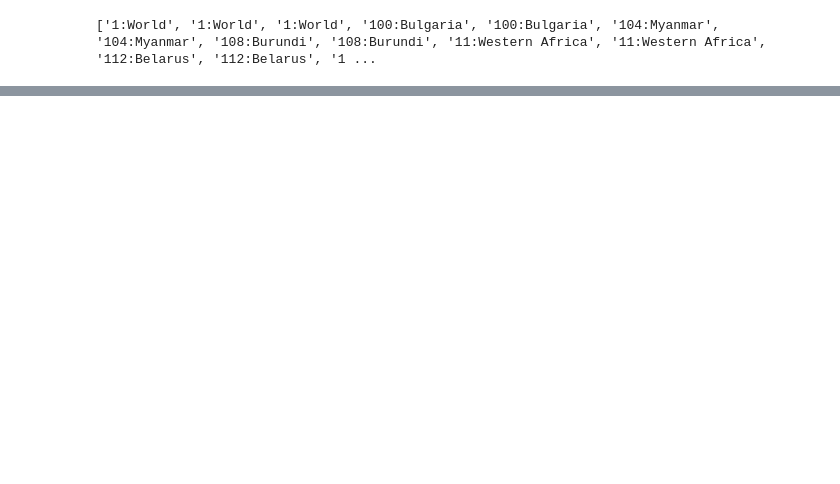
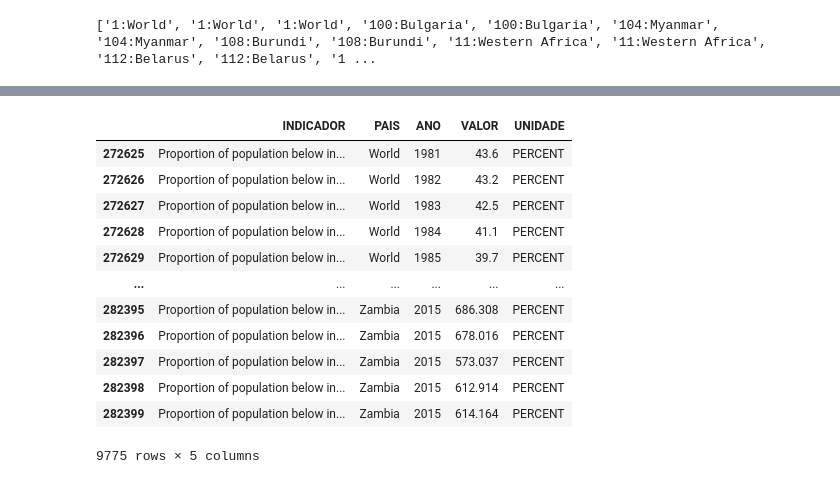
Before and after one commit to carlosferreirareis/Nacoes_Unidas, a Jupyter notebook: Nacoes_Unidas.ipynb, the cells around one changed output, grey strips where cells are left out. Cells and saved outputs as stored; diff of their text form; code cells hidden in the pictures; blank space fills up the shorter version.

```diff
--- a/Nacoes_Unidas.ipynb
+++ b/Nacoes_Unidas.ipynb
@@ -737,0 +731,8 @@ nacoesunidas_2['SERIES', 'REF_AREA', 'SEX',
+# %%
+nacoesunidasfinal['UNIDADE'] = nacoesunidasfinal['UNIDADE'].replace({'PT':'PERCENT','RO':'RATIO'})
+# %%
+nacoesunidasfinal['INDICADOR'] = nacoesunidasfinal['INDICADOR'].replace({'SI_POV_DAY1':'Proportion of population below international poverty line',
+    'SI_POV_EMP1':'Employed population below international poverty line','SE_ACS_ELECT':'Proportion of schools with access to electricity, by education level [4.a.1]',
+    'SH_DYN_IMRTN':'Infant deaths (number) [3.2.1]',
+    'SH_FPL_MTMM':'Proportion of women married or in a union of reproductive age 15-49 who have their need for family planning satisfied with modern methods [3.7.1]'
+})
@@ -737,0 +765,16 @@ nacoesunidas_2['SERIES', 'REF_AREA', 'SEX',
+# %%
+nacoesunidasfinal.loc[nacoesunidasfinal['INDICADOR'] == 'Proportion of population below international poverty line']
+# %% [output]
+|  | INDICADOR | PAIS | ANO | VALOR | UNIDADE |
+| 272625 | Proportion of population below in... | World | 1981 | 43.6 | PERCENT |
+| 272626 | Proportion of population below in... | World | 1982 | 43.2 | PERCENT |
+| 272627 | Proportion of population below in... | World | 1983 | 42.5 | PERCENT |
+| 272628 | Proportion of population below in... | World | 1984 | 41.1 | PERCENT |
+| 272629 | Proportion of population below in... | World | 1985 | 39.7 | PERCENT |
+| ... | ... | ... | ... | ... | ... |
+| 282395 | Proportion of population below in... | Zambia | 2015 | 686.308 | PERCENT |
+| 282396 | Proportion of population below in... | Zambia | 2015 | 678.016 | PERCENT |
+| 282397 | Proportion of population below in... | Zambia | 2015 | 573.037 | PERCENT |
+| 282398 | Proportion of population below in... | Zambia | 2015 | 612.914 | PERCENT |
+| 282399 | Proportion of population below in... | Zambia | 2015 | 614.164 | PERCENT |
+9775 rows × 5 columns
```
Also changed, not shown: parts of 25 cells of this notebook, 3 other files.
